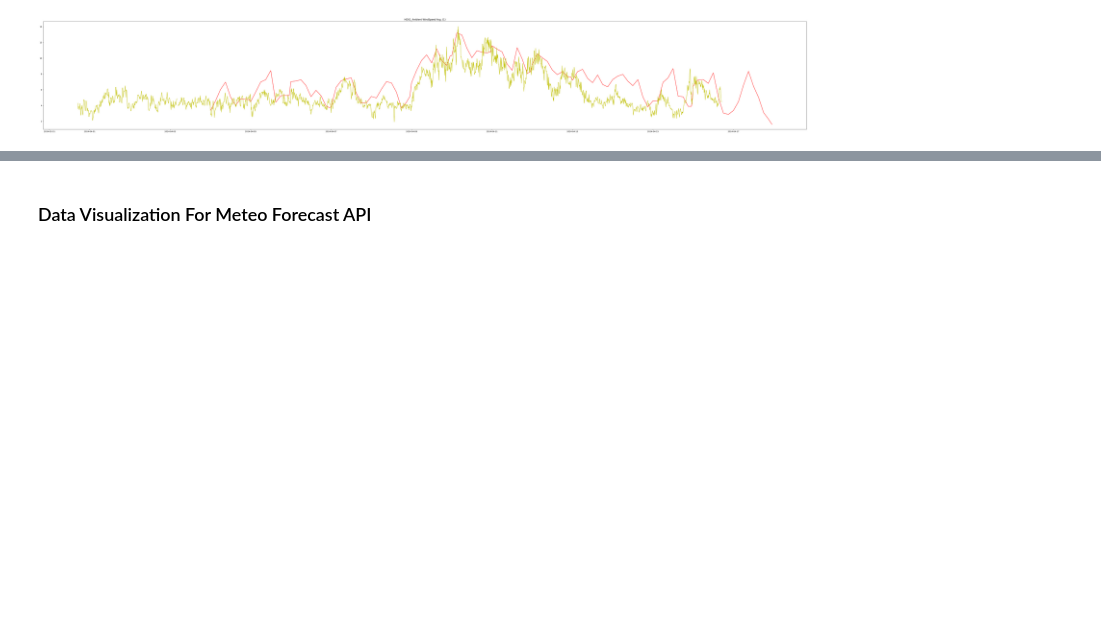
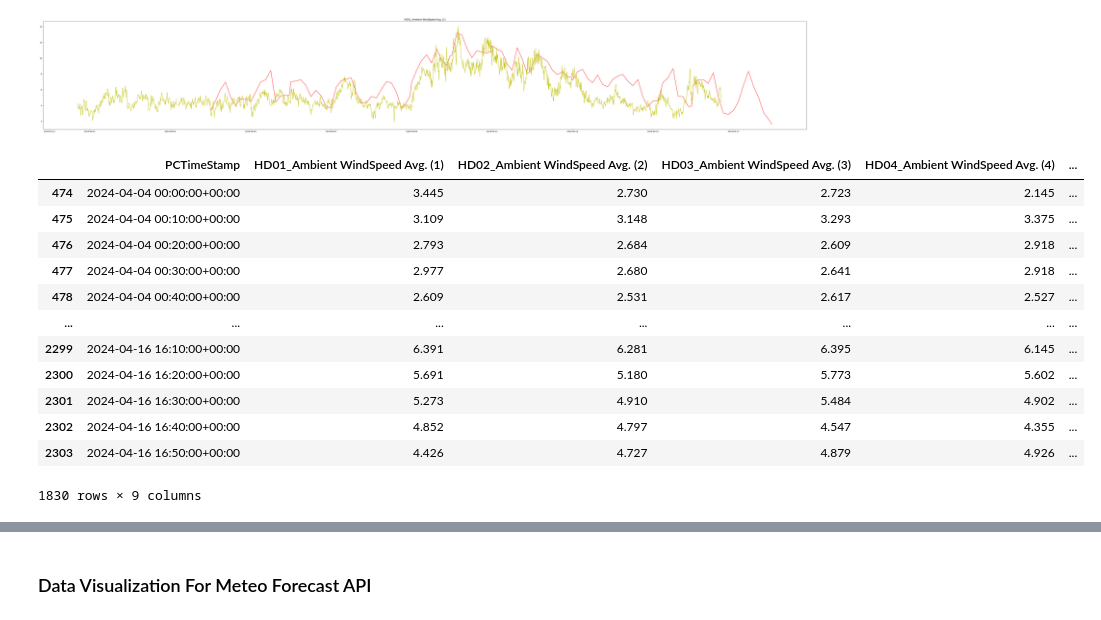
Before and after one commit to dungbachviet/windspeed-forecast-project, a Jupyter notebook: visualization.ipynb, the cells around one changed output, grey strips where cells are left out. Cells and saved outputs as stored; diff of their text form; code cells hidden in the pictures; blank space fills up the shorter version.

```diff
--- a/visualization.ipynb
+++ b/visualization.ipynb
@@ -160,3 +160,20 @@ plt.title("HD01_Ambient WindSpeed Avg. (1)")
 plt.show()
 # %% [output]
 [figure]
+# %%
+real_wind_df = real_wind_df[real_wind_df["PCTimeStamp"] >= "2024-04-04 00:00:00+00:00"]
+real_wind_df
+# %% [output]
+|  | PCTimeStamp | HD01_Ambient WindSpeed Avg. (1) | HD02_Ambient WindSpeed Avg. (2) | HD03_Ambient WindSpeed Avg. (3) | HD04_Ambient WindSpeed Avg. (4) | ... |
+| 474 | 2024-04-04 00:00:00+00:00 | 3.445 | 2.730 | 2.723 | 2.145 | ... |
+| 475 | 2024-04-04 00:10:00+00:00 | 3.109 | 3.148 | 3.293 | 3.375 | ... |
+| 476 | 2024-04-04 00:20:00+00:00 | 2.793 | 2.684 | 2.609 | 2.918 | ... |
+| 477 | 2024-04-04 00:30:00+00:00 | 2.977 | 2.680 | 2.641 | 2.918 | ... |
+| 478 | 2024-04-04 00:40:00+00:00 | 2.609 | 2.531 | 2.617 | 2.527 | ... |
+| ... | ... | ... | ... | ... | ... | ... |
+| 2299 | 2024-04-16 16:10:00+00:00 | 6.391 | 6.281 | 6.395 | 6.145 | ... |
+| 2300 | 2024-04-16 16:20:00+00:00 | 5.691 | 5.180 | 5.773 | 5.602 | ... |
+| 2301 | 2024-04-16 16:30:00+00:00 | 5.273 | 4.910 | 5.484 | 4.902 | ... |
+| 2302 | 2024-04-16 16:40:00+00:00 | 4.852 | 4.797 | 4.547 | 4.355 | ... |
+| 2303 | 2024-04-16 16:50:00+00:00 | 4.426 | 4.727 | 4.879 | 4.926 | ... |
+1830 rows × 9 columns
```
Also changed, not shown: parts of 7 cells of this notebook, 1 other file.
